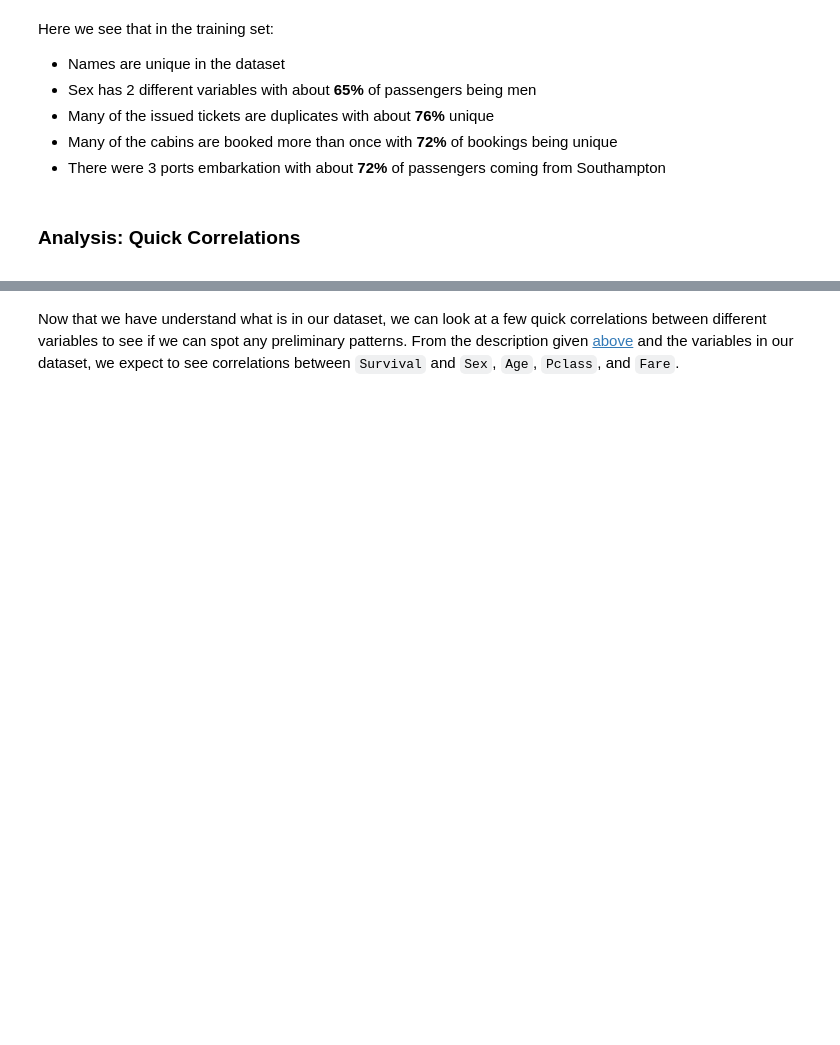
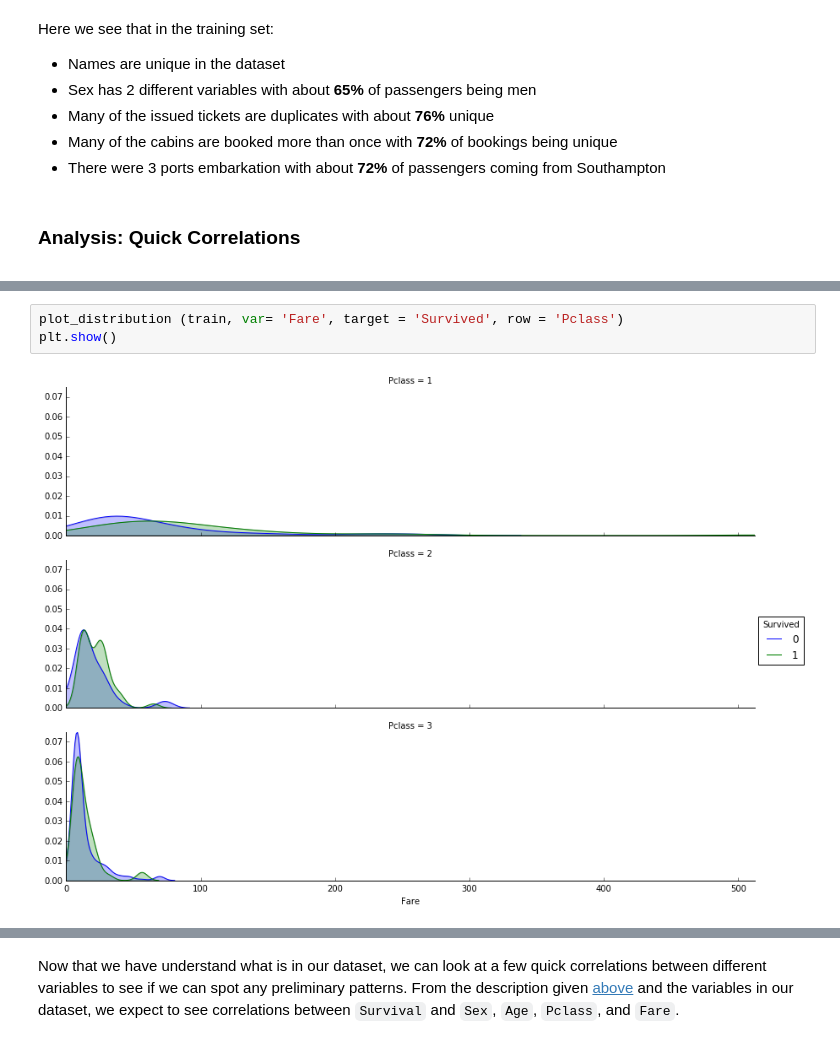
Before and after one commit to nuclth/Kaggle_Titanic, a Jupyter notebook: Survival.ipynb, the cells around one changed output, grey strips where cells are left out. Cells and saved outputs as stored; diff of their text form; blank space fills up the shorter version.

```diff
--- a/Survival.ipynb
+++ b/Survival.ipynb
@@ -267,0 +275,5 @@ plt.show()
+# %%
+plot_distribution (train, var= 'Fare', target = 'Survived', row = 'Pclass')
+plt.show()
+# %% [output]
+[figure, added]
```
Also changed, not shown: parts of 27 cells of this notebook, 1 other file.
